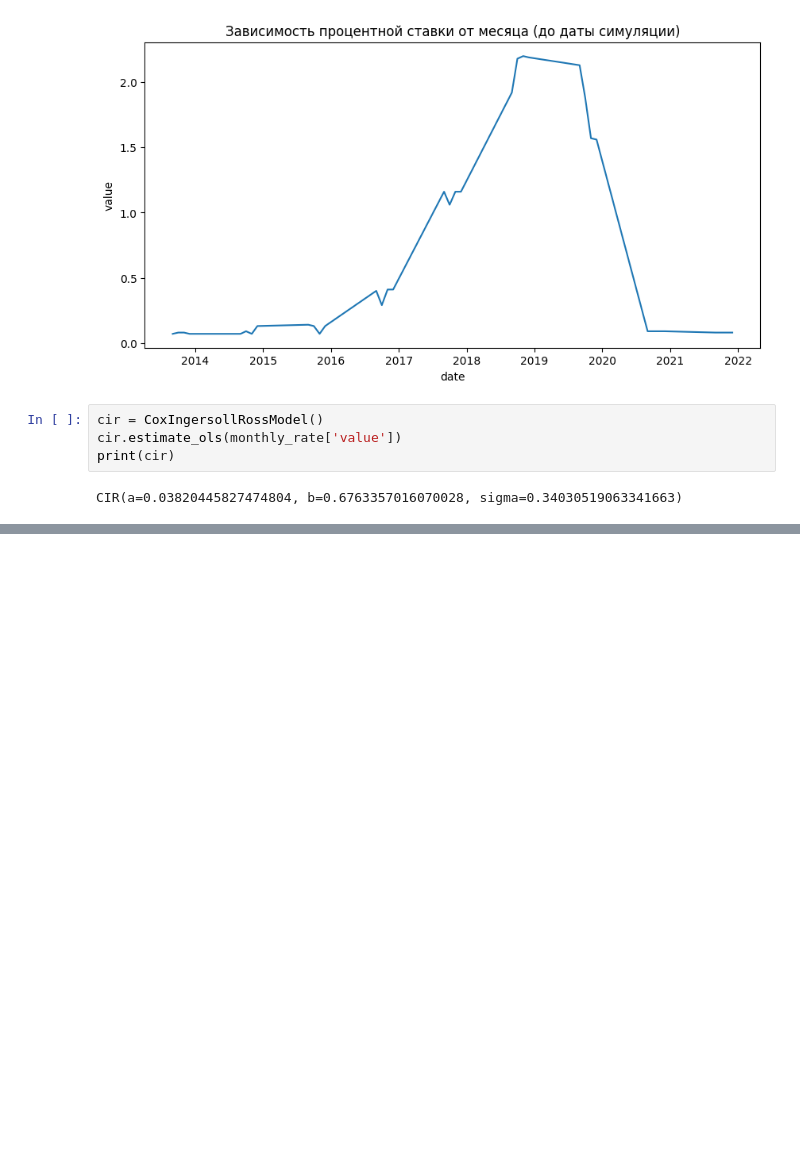
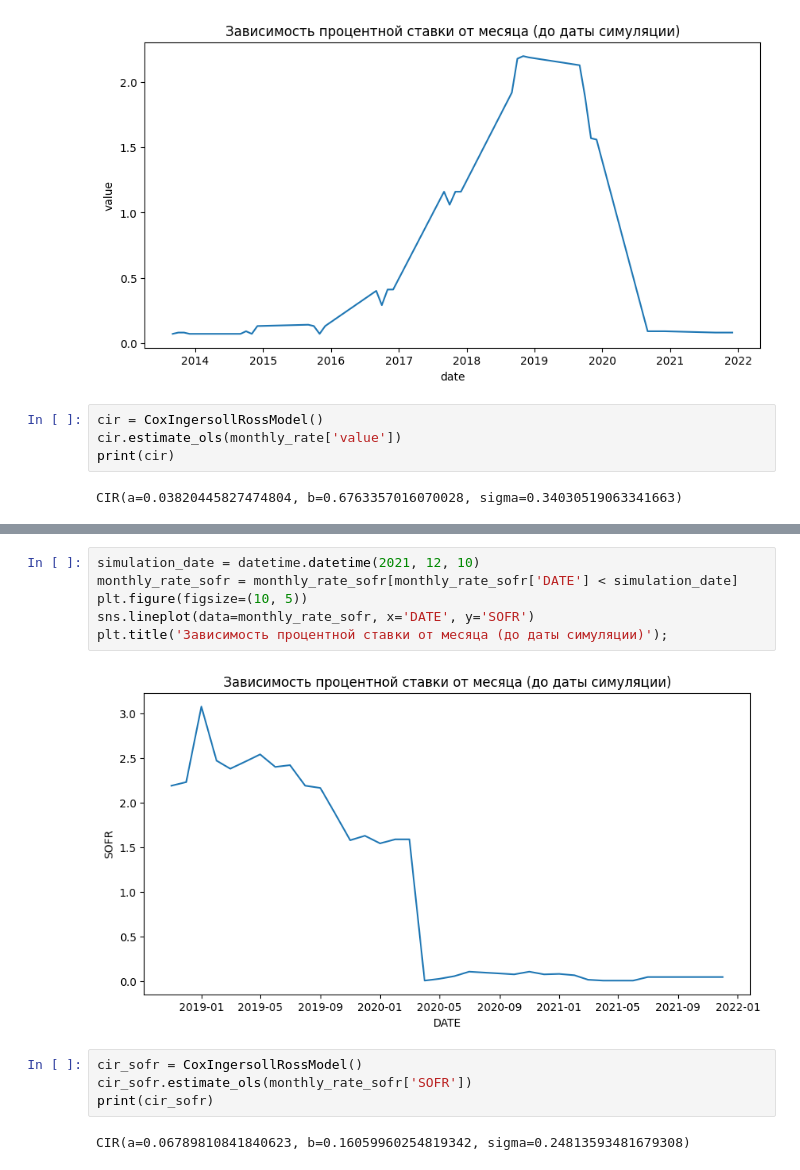
Before and after one commit to M1croZavr/simulation-models-project, a Jupyter notebook: interest_rate_us.ipynb, the cells around one changed output, grey strips where cells are left out. Saved outputs shown, nothing was run; the diff lists cells and outputs as text; blank space fills up the shorter version.

```diff
--- a/interest_rate_us.ipynb
+++ b/interest_rate_us.ipynb
@@ -81,0 +122,14 @@ plt.ylabel('Процентная ставка');
+# %%
+simulation_date = datetime.datetime(2021, 12, 10)
+monthly_rate_sofr = monthly_rate_sofr[monthly_rate_sofr['DATE'] < simulation_date]
+plt.figure(figsize=(10, 5))
+sns.lineplot(data=monthly_rate_sofr, x='DATE', y='SOFR')
+plt.title('Зависимость процентной ставки от месяца (до даты симуляции)');
+# %% [output]
+[figure, added]
+# %%
+cir_sofr = CoxIngersollRossModel()
+cir_sofr.estimate_ols(monthly_rate_sofr['SOFR'])
+print(cir_sofr)
+# %% [output]
+CIR(a=0.06789810841840623, b=0.16059960254819342, sigma=0.24813593481679308)
```
Also changed, not shown: parts of 12 cells of this notebook, 2 other files.
